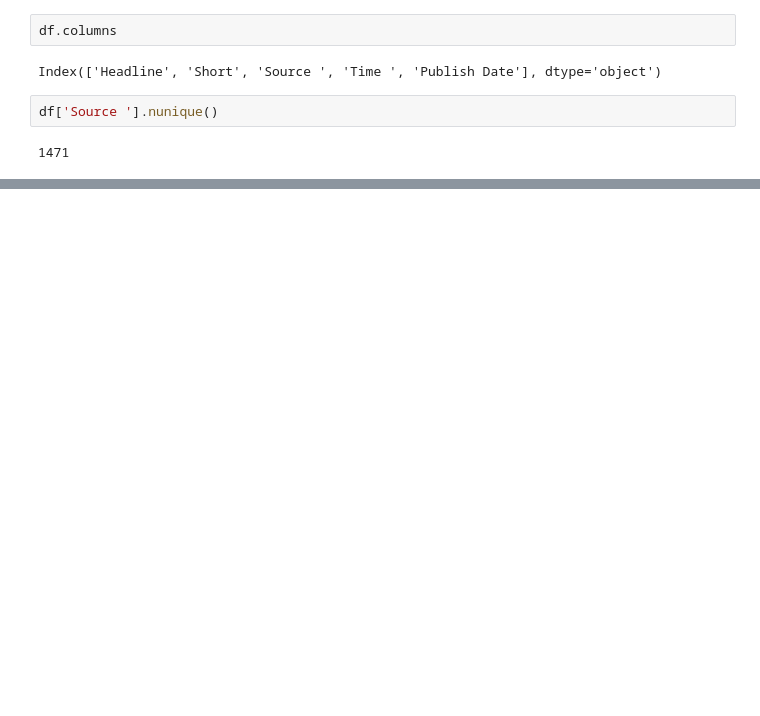
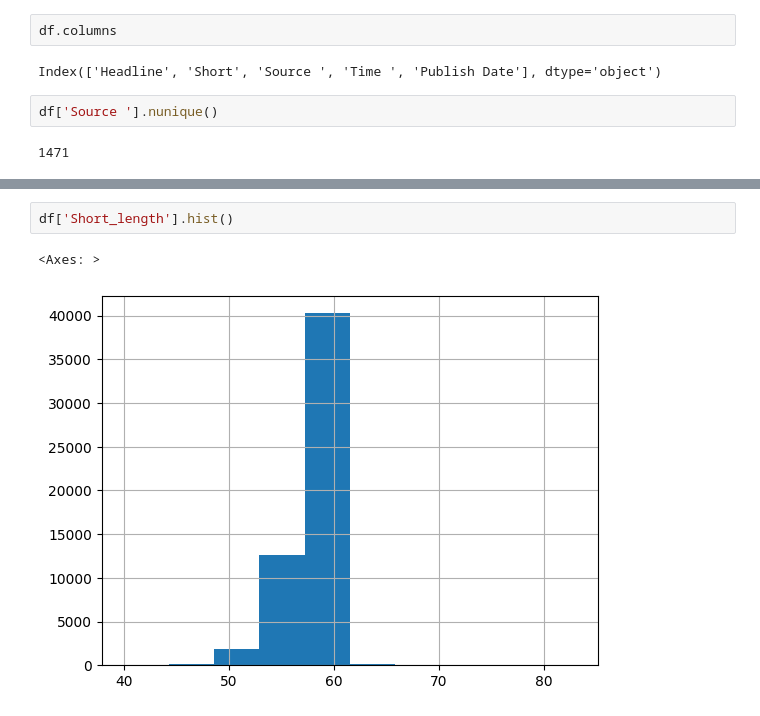
Before and after one commit to poojamahajan0712/Data-Science-Portfolio, a Jupyter notebook: Natural Language Processing/News Summarization/NewsArticleSummarizer.ipynb, the cells around one changed output, grey strips where cells are left out. Cells and saved outputs as stored; diff of their text form; blank space fills up the shorter version.

```diff
--- a/Natural Language Processing/News Summarization/NewsArticleSummarizer.ipynb
+++ b/Natural Language Processing/News Summarization/NewsArticleSummarizer.ipynb
@@ -44,0 +75,5 @@ _ = plt.ylabel('News Source')
+# %%
+df['Short_length'].hist()
+# %% [output]
+<Axes: >
+[figure, added]
```
Also changed, not shown: parts of 7 cells of this notebook.
